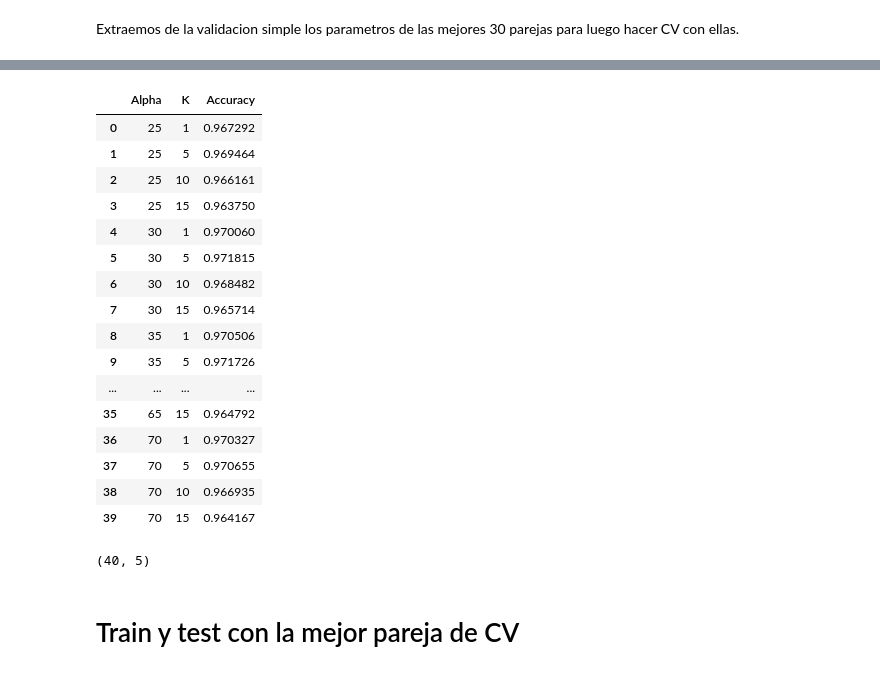
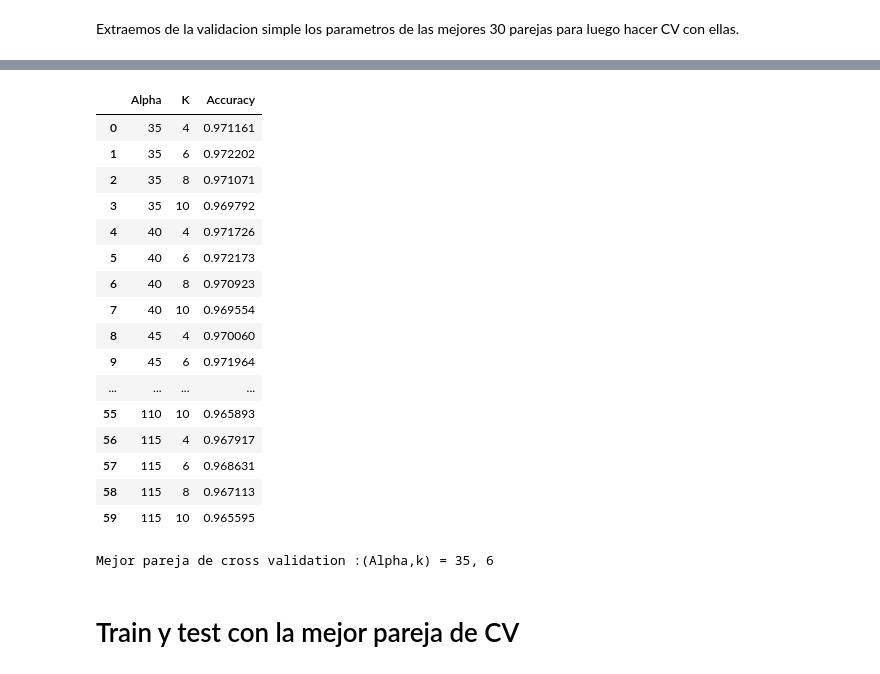
Before and after one commit to fzanollo/metodos-num, a Jupyter notebook: tp2/notebooks/preliminares.ipynb, the cells around one changed output, grey strips where cells are left out. Drawn from its saved outputs; the diff is of its cells as text; code cells hidden in the pictures.

```diff
--- a/tp2/notebooks/preliminares.ipynb
+++ b/tp2/notebooks/preliminares.ipynb
@@ -368,10 +301,9 @@ from sklearn.metrics import accuracy_score, recall_score, f1_score, cohen_kappa_
 def work(X, y, clf, k):
 
     accuracy = []
-    recall = np.zeros(k)
-    precision = np.zeros(k)
-    #kappa = cohen_kappa_score(y_val, y_pred)
-    f1 = np.zeros(k)
+    recall = np.zeros(10)
+    precision = np.zeros(10)
+    f1 = np.zeros(10)
 
     kf = KFold(n_splits=k)
     i = 1
@@ -400,0 +339,5 @@ X_train.shape
+# %%
+#Mezclo la data original
+idx = np.random.permutation(len(X))
+X,y = X[idx], y[idx]
+X.shape,y.shape
@@ -400,0 +346,10 @@ X_train.shape
+# %%
+limit = int(0.8 * X.shape[0])
+
+X_train, y_train = X[:limit], y[:limit]
+X_val, y_val = X[limit:], y[limit:]
+
+assert len(X_train) == len(y_train)
+assert len(X_val) == len(y_val)
+
+print(f"Ahora tengo {len(X_train)} instancias de entrenamiento y {len(X_val)} de validación")
@@ -412,10 +375,16 @@ from timeit import default_timer as timer
 start = timer()
 
 info_parejas = []
+recall_cv = np.zeros((cantidad_parejas,10))
+precision_cv = np.zeros((cantidad_parejas,10))
+f1_cv = np.zeros((cantidad_parejas,10))
+
+
 col_k = []
 col_alphas = []
 accuracy = []
 
+i = 0
 for alpha in mejores_alphas :
 
     X_pca = X_pca_max[0:, 0:alpha]
@@ -426,11 +395,18 @@ for alpha in mejores_alphas :
         info = work(X_pca, y_train, clf, kfold)
         info_parejas.append(info)
 
+        recall_cv[i] = info[1]
+        precision_cv[i] = info[2]
+        f1_cv[i] = info[3]
+
         #para armar dsp el heatmap
         accuracy.append(info[0])
         col_alphas.append(alpha)
         col_k.append(k)
 
+    if(i%5 == 0):
+        print(f"Iteracion numero :{i}")
+    i += 1
 
 
 end = timer()
@@ -459,32 +459,32 @@ info_met.to_csv("MetricasCV.csv",index = True,header = True)
 # %%
 dfCV = pd.DataFrame({"Alpha":col_alphas,"K":col_k,"Accuracy": accuracy})
-dfCV.to_csv("Cv.csv",index = True,header = True)
+dfCV.to_csv("exp_csv/CrossValidation.csv",index = True,header = True)
 dfCV
 # %% [output]
 |  | Alpha | K | Accuracy |
-| 0 | 25 | 1 | 0.967292 |
-| 1 | 25 | 5 | 0.969464 |
-| 2 | 25 | 10 | 0.966161 |
-| 3 | 25 | 15 | 0.963750 |
-| 4 | 30 | 1 | 0.970060 |
-| 5 | 30 | 5 | 0.971815 |
-| 6 | 30 | 10 | 0.968482 |
-| 7 | 30 | 15 | 0.965714 |
-| 8 | 35 | 1 | 0.970506 |
-| 9 | 35 | 5 | 0.971726 |
+| 0 | 35 | 4 | 0.971161 |
+| 1 | 35 | 6 | 0.972202 |
+| 2 | 35 | 8 | 0.971071 |
+| 3 | 35 | 10 | 0.969792 |
+| 4 | 40 | 4 | 0.971726 |
+| 5 | 40 | 6 | 0.972173 |
+| 6 | 40 | 8 | 0.970923 |
+| 7 | 40 | 10 | 0.969554 |
+| 8 | 45 | 4 | 0.970060 |
+| 9 | 45 | 6 | 0.971964 |
 | ... | ... | ... | ... |
-| 35 | 65 | 15 | 0.964792 |
-| 36 | 70 | 1 | 0.970327 |
-| 37 | 70 | 5 | 0.970655 |
-| 38 | 70 | 10 | 0.966935 |
-| 39 | 70 | 15 | 0.964167 |
+| 55 | 110 | 10 | 0.965893 |
+| 56 | 115 | 4 | 0.967917 |
+| 57 | 115 | 6 | 0.968631 |
+| 58 | 115 | 8 | 0.967113 |
+| 59 | 115 | 10 | 0.965595 |
 # %%
 indmax = accuracy.index(max(accuracy))
 bestAlpha_cv = col_alphas[indmax]
 bestK_cv = col_k[indmax]
-bestAlpha_cv,bestK_cv
+print(f"Mejor pareja de cross validation :(Alpha,k) = {bestAlpha_cv}, {bestK_cv}" )
 # %% [output]
-(40, 5)
+Mejor pareja de cross validation :(Alpha,k) = 35, 6
 # %% [markdown]
 # Train y test con la mejor pareja de CV
 # %%
```
Also changed, not shown: parts of 55 cells of this notebook.
